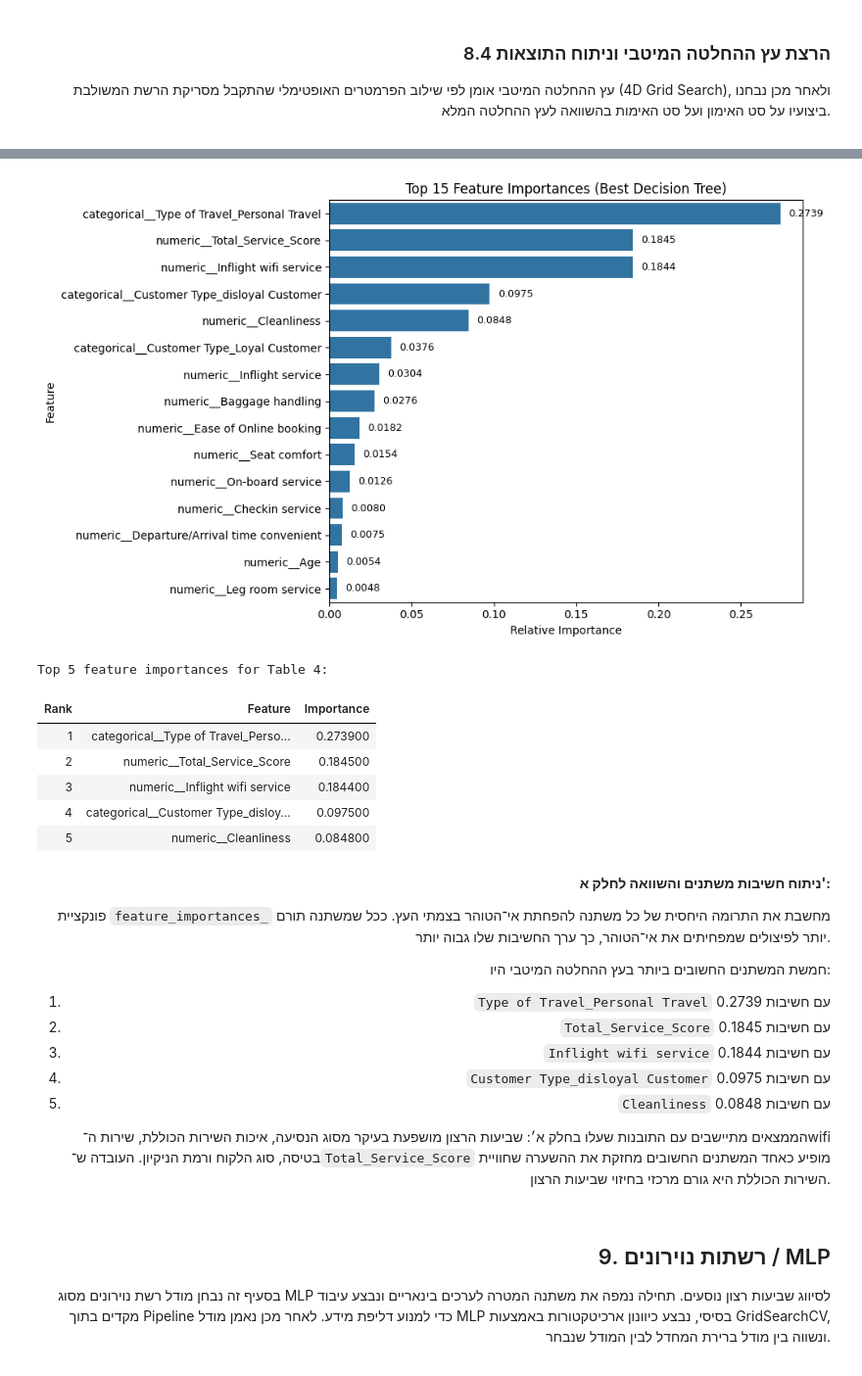
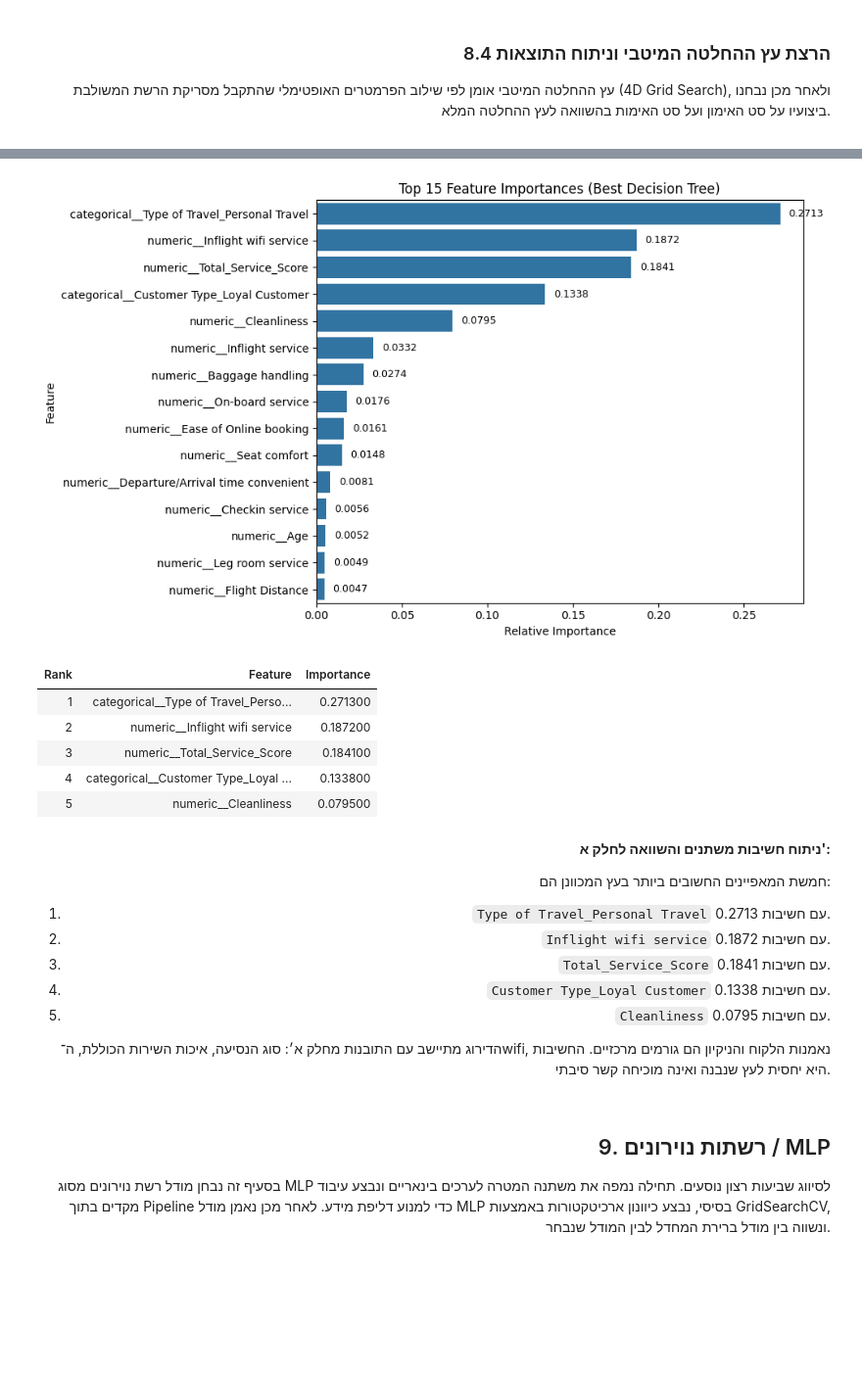
Before and after one commit to yaelelazari/ML_Project, a Jupyter notebook: Airline_Project_Part_B_Group3.ipynb, the cells around one changed output, grey strips where cells are left out. Shown at 98% size. Saved outputs shown, nothing was run; the diff lists cells and outputs as text; code cells hidden in the pictures; blank space fills up the shorter version.

```diff
--- a/Airline_Project_Part_B_Group3.ipynb
+++ b/Airline_Project_Part_B_Group3.ipynb
@@ -1509,74 +1384,53 @@ Correct classification: Yes
 </div>
 # %%
-# 1. חילוץ חשיבות המשתנים ממודל עץ ההחלטה המיטבי
+best_dt_model = best_dt_pipeline.named_steps["model"]
 importances = best_dt_model.feature_importances_
 indices = np.argsort(importances)[::-1]
 
-# 2. יצירת טבלת חשיבות משתנים, ממוינת מהמשתנה החשוב ביותר לפחות חשוב
-feature_importance_df = pd.DataFrame({
-    "Feature": preprocessed_feature_names[indices],
-    "Importance": importances[indices]
-})
-
-# 3. גרף 15 המשתנים החשובים ביותר
+feature_importance_df = pd.DataFrame(
+    {
+        "Feature": preprocessed_feature_names[indices],
+        "Importance": importances[indices],
+    }
+)
 top_15_features = feature_importance_df.head(15)
 
 plt.figure(figsize=(10, 6))
-
-ax = sns.barplot(
-    x="Importance",
-    y="Feature",
-    data=top_15_features
-)
-
+ax = sns.barplot(x="Importance", y="Feature", data=top_15_features)
 ax.set_title("Top 15 Feature Importances (Best Decision Tree)")
 ax.set_xlabel("Relative Importance")
 ax.set_ylabel("Feature")
-
-# הוספת ערכי החשיבות ליד כל עמודה
-for p in ax.patches:
-    width = p.get_width()
-    ax.text(
-        width + 0.005,
-        p.get_y() + p.get_height() / 2,
-        f"{width:.4f}",
-        va="center",
-        fontsize=9
-    )
-
+for patch in ax.patches:
+    width = patch.get_width()
+    if pd.notna(width) and width > 0:
+        ax.text(width + 0.005, patch.get_y() + patch.get_height() / 2, f"{width:.4f}", va="center", fontsize=9)
 plt.tight_layout()
 plt.show()
 
-# 4. טבלת 5 המשתנים החשובים ביותר עבור הדוח
 top_5_feature_importance = feature_importance_df.head(5).reset_index(drop=True)
 top_5_feature_importance.insert(0, "Rank", range(1, 6))
-
-print("Top 5 feature importances for Table 4:")
 display(top_5_feature_importance.round(4).style.hide(axis="index"))
 # %% [output]
-[figure, old version]
+[figure, new version]
-Top 5 feature importances for Table 4:
 | Rank | Feature | Importance |
-| 1 | categorical__Type of Travel_Perso... | 0.273900 |
-| 2 | numeric__Total_Service_Score | 0.184500 |
-| 3 | numeric__Inflight wifi service | 0.184400 |
-| 4 | categorical__Customer Type_disloy... | 0.097500 |
-| 5 | numeric__Cleanliness | 0.084800 |
+| 1 | categorical__Type of Travel_Perso... | 0.271300 |
+| 2 | numeric__Inflight wifi service | 0.187200 |
+| 3 | numeric__Total_Service_Score | 0.184100 |
+| 4 | categorical__Customer Type_Loyal ... | 0.133800 |
+| 5 | numeric__Cleanliness | 0.079500 |
 # %% [markdown]
 <div dir="rtl" style="text-align: right;">
 
 **ניתוח חשיבות משתנים והשוואה לחלק א':**
 
-פונקציית `feature_importances_` מחשבת את התרומה היחסית של כל משתנה להפחתת אי־הטוהר בצמתי העץ. ככל שמשתנה תורם יותר לפיצולים שמפחיתים את אי־הטוהר, כך ערך החשיבות שלו גבוה יותר.
+חמשת המאפיינים החשובים ביותר בעץ המכוונן הם:
+1. `Type of Travel_Personal Travel` עם חשיבות 0.2713.
+2. `Inflight wifi service` עם חשיבות 0.1872.
+3. `Total_Service_Score` עם חשיבות 0.1841.
+4. `Customer Type_Loyal Customer` עם חשיבות 0.1338.
+5. `Cleanliness` עם חשיבות 0.0795.
 
-חמשת המשתנים החשובים ביותר בעץ ההחלטה המיטבי היו:
-1. `Type of Travel_Personal Travel` עם חשיבות 0.2739
-2. `Total_Service_Score` עם חשיבות 0.1845
-3. `Inflight wifi service` עם חשיבות 0.1844
-4. `Customer Type_disloyal Customer` עם חשיבות 0.0975
-5. `Cleanliness` עם חשיבות 0.0848
-
-הממצאים מתיישבים עם התובנות שעלו בחלק א׳: שביעות הרצון מושפעת בעיקר מסוג הנסיעה, איכות השירות הכוללת, שירות ה־wifi בטיסה, סוג הלקוח ורמת הניקיון. העובדה ש־`Total_Service_Score` מופיע כאחד המשתנים החשובים מחזקת את ההשערה שחוויית השירות הכוללת היא גורם מרכזי בחיזוי שביעות הרצון.
+הדירוג מתיישב עם התובנות מחלק א׳: סוג הנסיעה, איכות השירות הכוללת, ה־wifi, נאמנות הלקוח והניקיון הם גורמים מרכזיים. החשיבות היא יחסית לעץ שנבנה ואינה מוכיחה קשר סיבתי.
 
 </div>
 # %% [markdown]
```
Also changed, not shown: parts of 59 cells of this notebook, 2 other files.
